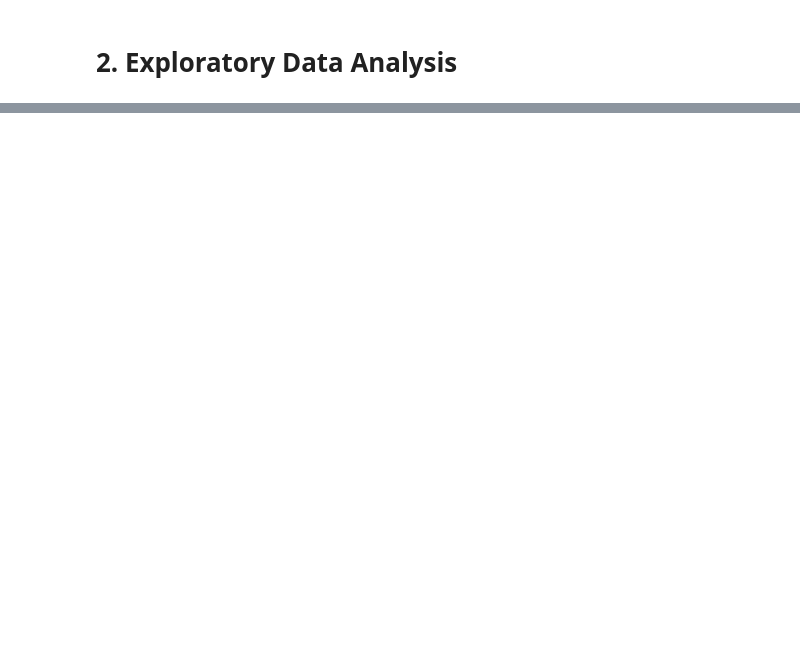
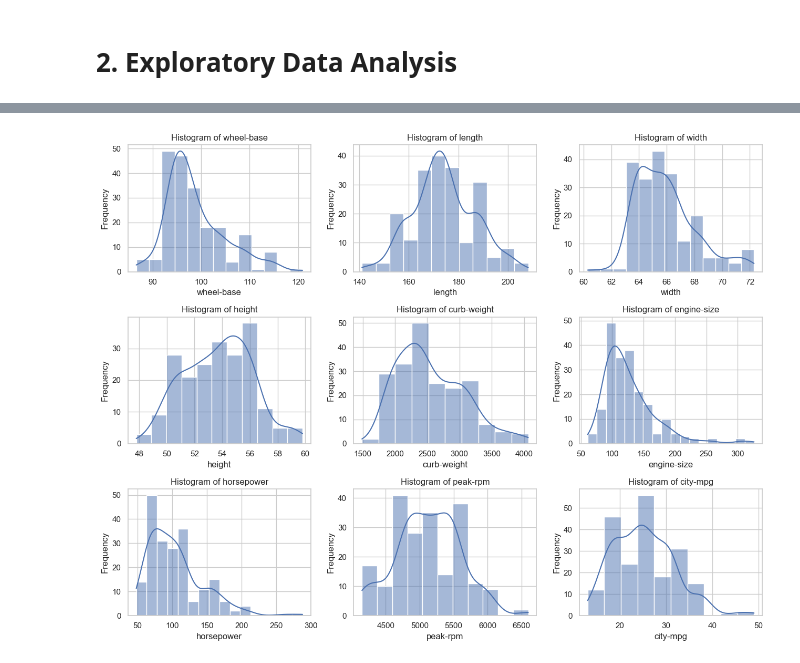
Before and after one commit to Zhengnan817/DAV-6150, a Jupyter notebook: M2: Cross Validating a Linear Regression Model/Cross Validating a Linear Regression Model.ipynb, the cells around one changed output, grey strips where cells are left out. Saved outputs shown, nothing was run; the diff lists cells and outputs as text; code cells hidden in the pictures; blank space fills up the shorter version.

```diff
--- a/M2: Cross Validating a Linear Regression Model/Cross Validating a Linear Regression Model.ipynb
+++ b/M2: Cross Validating a Linear Regression Model/Cross Validating a Linear Regression Model.ipynb
@@ -302,0 +126,12 @@ plt.show()
+# %%
+conditions =  (passager_vehicle_raw['num-of-cylinders'] == 'four') & \
+              (passager_vehicle_raw['fuel-system'] == 'mpfi') & \
+              (passager_vehicle_raw['fuel-type'] == 'gas')
+
+for column in ['horsepower', 'peak-rpm']:
+    mean_value = passager_vehicle.loc[conditions, column].mean()
+    passager_vehicle[column] = passager_vehicle[column].replace('?', np.nan)
+    passager_vehicle.loc[conditions & passager_vehicle[column].isnull(), column] = mean_value
+
+    print(f'Mean of {column} : {mean_value}')
+passager_vehicle[passager_vehicle_raw['make']=='renault']
@@ -302,0 +161,21 @@ plt.show()
+# %%
+sns.set(style="whitegrid")
+fig, axes = plt.subplots(3, 3, figsize=(13, 10))
+axes = axes.flatten()
+
+for i, column in enumerate(passager_vehicle.columns):
+    sns.histplot(passager_vehicle[column], kde=True, ax=axes[i])
+    axes[i].set_title(f'Histogram of {column}')
+    axes[i].set_xlabel(column)
+    axes[i].set_ylabel('Frequency')
+
+if column in ['horsepower', 'peak-rpm']:
+    if column == 'horsepower':
+        axes[i].xaxis.set_major_locator(ticker.MultipleLocator(10))
+    elif column == 'peak-rpm':
+        axes[i].xaxis.set_major_locator(ticker.MultipleLocator(100))
+    axes[i].set_xticklabels(axes[i].get_xticklabels(), rotation=70)
+plt.tight_layout()
+plt.show()
+# %% [output]
+[figure, added]
```
Also changed, not shown: parts of 62 cells of this notebook, 2 other files.
